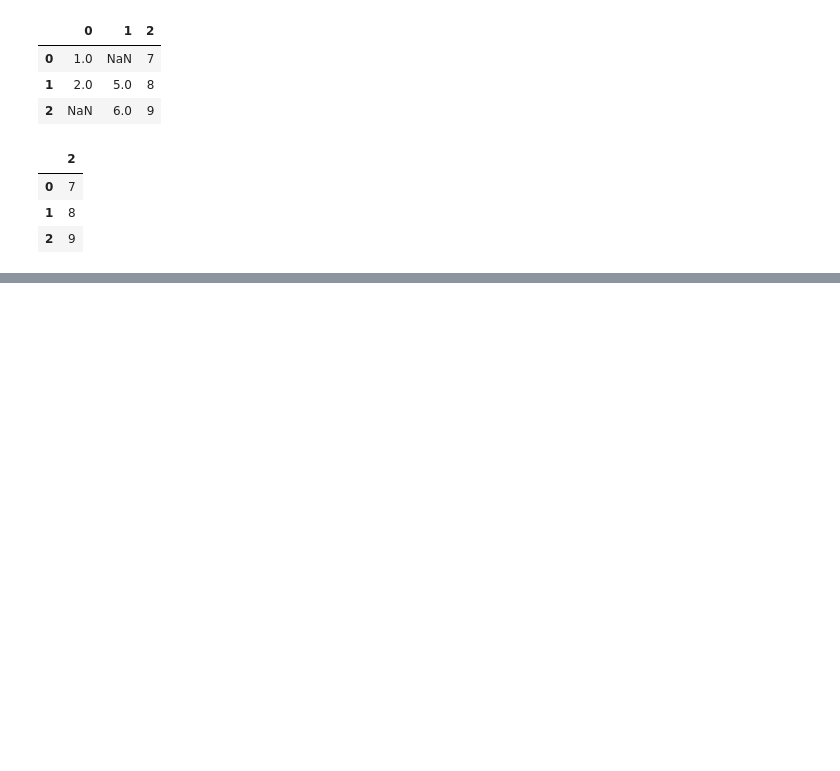
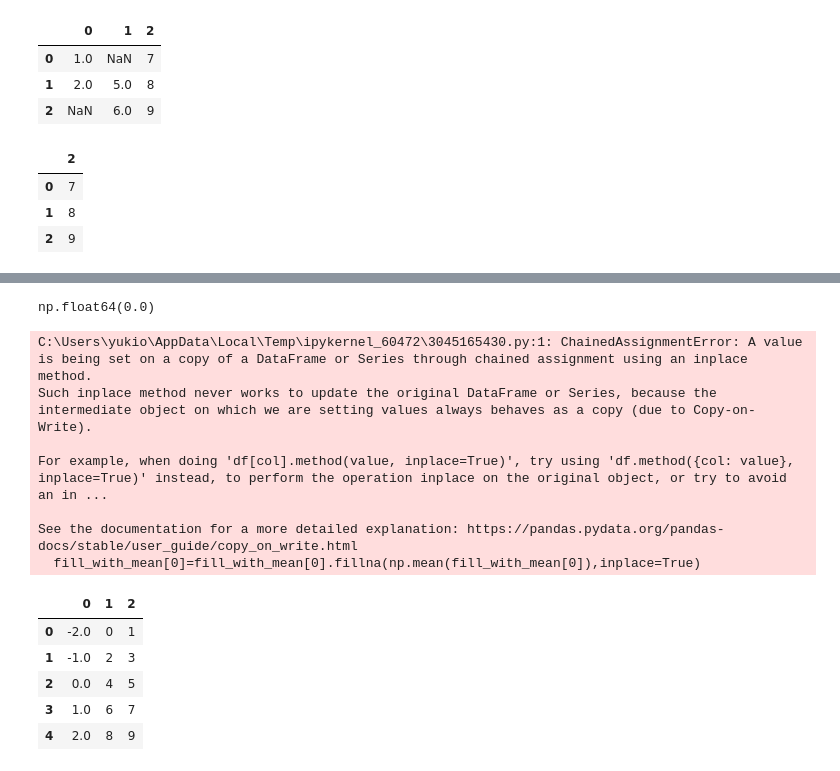
Before and after one commit to YUKIo511/Data_Science, a Jupyter notebook: ds2,8data preparation.ipynb, the cells around one changed output, grey strips where cells are left out. Drawn from its saved outputs; the diff is of its cells as text; code cells hidden in the pictures; blank space fills up the shorter version.

```diff
--- a/ds2,8data preparation.ipynb
+++ b/ds2,8data preparation.ipynb
@@ -451,0 +533,25 @@ example4.dropna(axis='columns')#必要であらばしていすれば列を削除
+# %%
+#データ . 関数()
+#ライブラリ . 関数 ( データ )
+np.mean(fill_with_mean[0])
+#０列の平均を出す
+# %% [output]
+np.float64(0.0)
+# %%
+fill_with_mean[0]=fill_with_mean[0].fillna(np.mean(fill_with_mean[0]),inplace=True)
+#fill_with_mean[0]の中のfillnaをつかって0列の平均で虫食いを埋める
+fill_with_mean
+# %% [output]
+C:\Users\yukio\AppData\Local\Temp\ipykernel_60472\3045165430.py:1: ChainedAssignmentError: A value is being set on a copy of a DataFrame or Series through chained assignment using an inplace method.
+Such inplace method never works to update the original DataFrame or Series, because the intermediate object on which we are setting values always behaves as a copy (due to Copy-on-Write).
+
+For example, when doing 'df[col].method(value, inplace=True)', try using 'df.method({col: value}, inplace=True)' instead, to perform the operation inplace on the original object, or try to avoid an in ...
+
+See the documentation for a more detailed explanation: https://pandas.pydata.org/pandas-docs/stable/user_guide/copy_on_write.html
+  fill_with_mean[0]=fill_with_mean[0].fillna(np.mean(fill_with_mean[0]),inplace=True)
+|  | 0 | 1 | 2 |
+| 0 | -2.0 | 0 | 1 |
+| 1 | -1.0 | 2 | 3 |
+| 2 | 0.0 | 4 | 5 |
+| 3 | 1.0 | 6 | 7 |
+| 4 | 2.0 | 8 | 9 |
```
Also changed, not shown: parts of 8 cells of this notebook.
